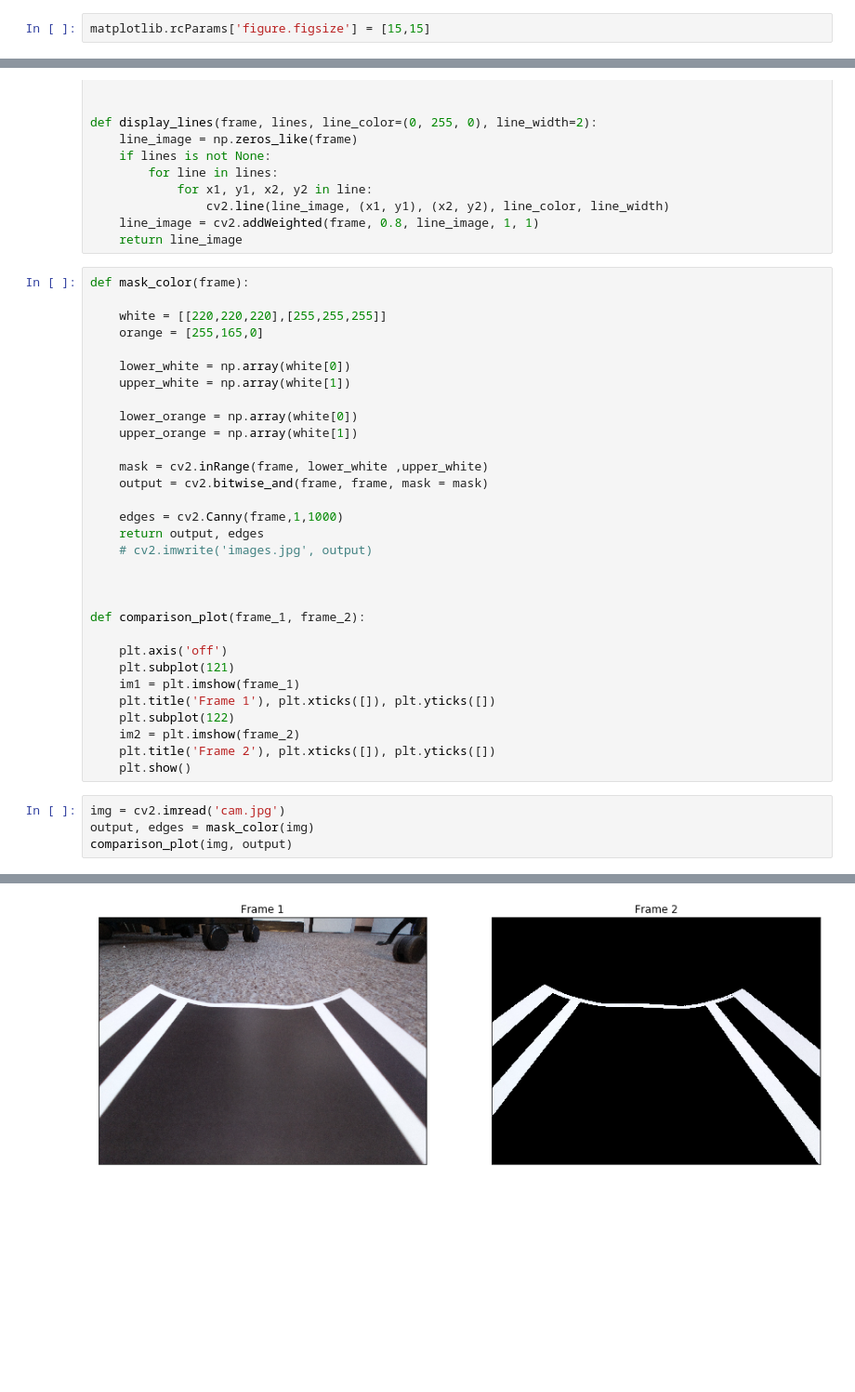
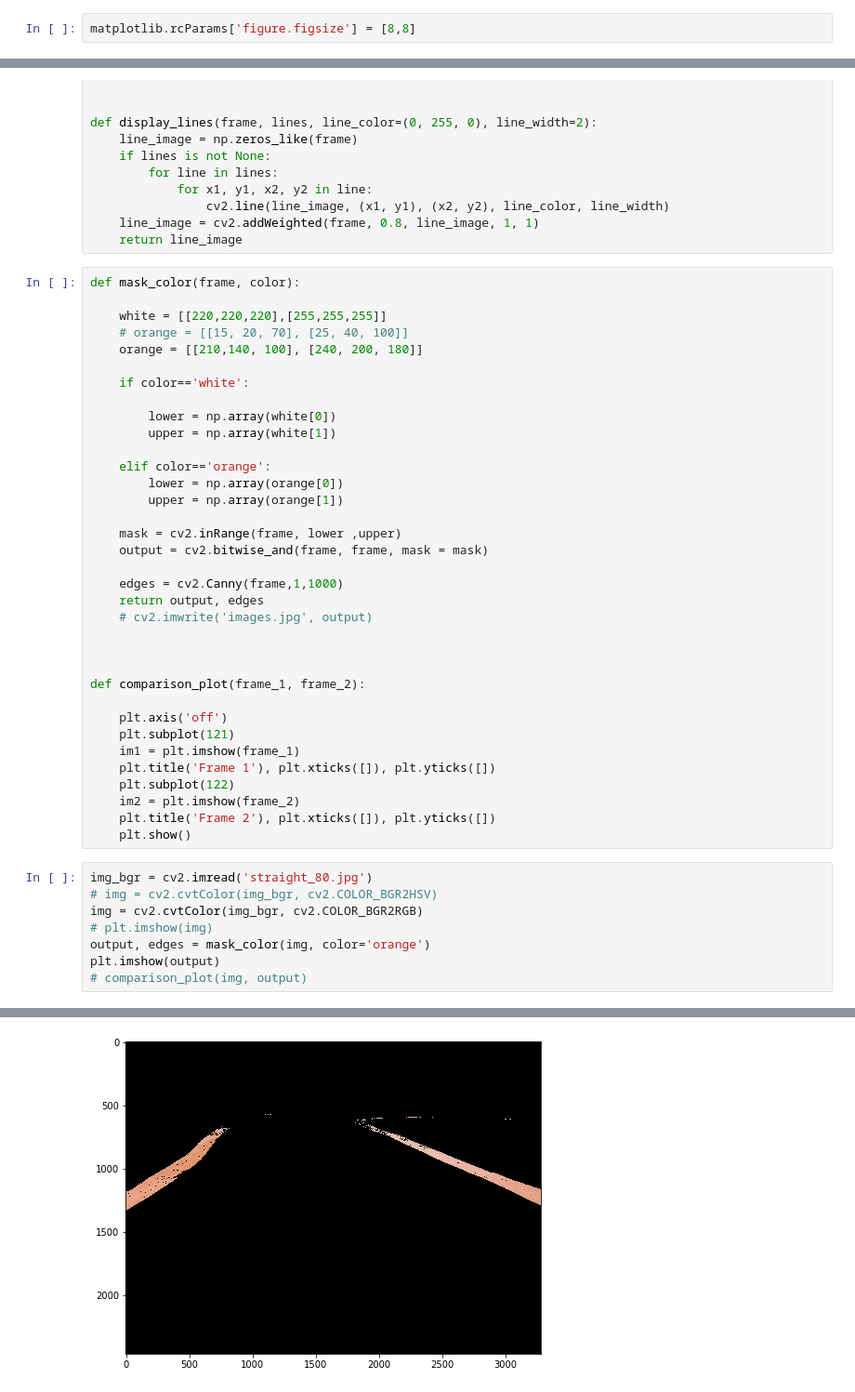
Before and after one commit to Astrotech89/Yetiborg_team, a Jupyter notebook: color_edge_tracker.ipynb, the cells around one changed output, grey strips where cells are left out. Shown: that part at 93% size. Saved outputs shown, nothing was run; the diff lists cells and outputs as text; blank space fills up the shorter version.

Commit message:
color fixing

```diff
--- a/color_edge_tracker.ipynb
+++ b/color_edge_tracker.ipynb
@@ -7,7 +7,7 @@ import matplotlib
 
 # matplotlib.rcParams['axis=none']
 # %%
-matplotlib.rcParams['figure.figsize'] = [15,15]
+matplotlib.rcParams['figure.figsize'] = [8,8]
 # %%
 # def crop_mask(im, y):
 #         ny, nx = im.shape
@@ -92,18 +92,22 @@ def display_lines(frame, lines, line_color=(0, 255, 0), line_width=2):
     line_image = cv2.addWeighted(frame, 0.8, line_image, 1, 1)
     return line_image
 # %%
-def mask_color(frame):
+def mask_color(frame, color):
 
     white = [[220,220,220],[255,255,255]]
-    orange = [255,165,0]
+    # orange = [[15, 20, 70], [25, 40, 100]]
+    orange = [[210,140, 100], [240, 200, 180]]
 
-    lower_white = np.array(white[0])
-    upper_white = np.array(white[1])
+    if color=='white':
 
-    lower_orange = np.array(white[0])
-    upper_orange = np.array(white[1])
+        lower = np.array(white[0])
+        upper = np.array(white[1])
 
-    mask = cv2.inRange(frame, lower_white ,upper_white)
+    elif color=='orange':
+        lower = np.array(orange[0])
+        upper = np.array(orange[1])
+
+    mask = cv2.inRange(frame, lower ,upper)
     output = cv2.bitwise_and(frame, frame, mask = mask)
 
     edges = cv2.Canny(frame,1,1000)
@@ -123,7 +127,11 @@ def comparison_plot(frame_1, frame_2):
     plt.title('Frame 2'), plt.xticks([]), plt.yticks([])
     plt.show()
 # %%
-img = cv2.imread('cam.jpg')
-output, edges = mask_color(img)
-comparison_plot(img, output)
+img_bgr = cv2.imread('straight_80.jpg')
+# img = cv2.cvtColor(img_bgr, cv2.COLOR_BGR2HSV)
+img = cv2.cvtColor(img_bgr, cv2.COLOR_BGR2RGB)
+# plt.imshow(img)
+output, edges = mask_color(img, color='orange')
+plt.imshow(output)
+# comparison_plot(img, output)
 # %% [output]
@@ -130 +139 @@ comparison_plot(img, output)
-[figure, old version]
+[figure, new version]
```
Also changed, not shown: parts of 4 cells of this notebook.
